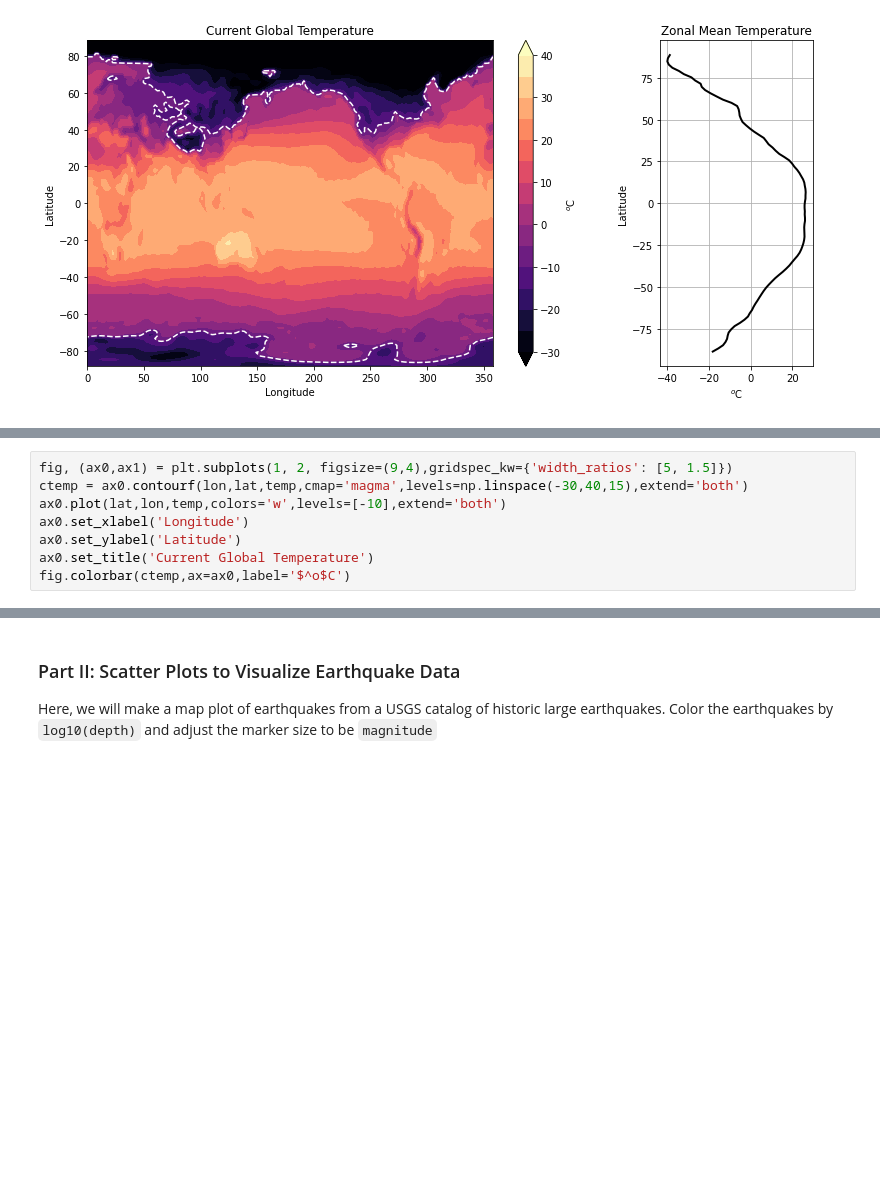
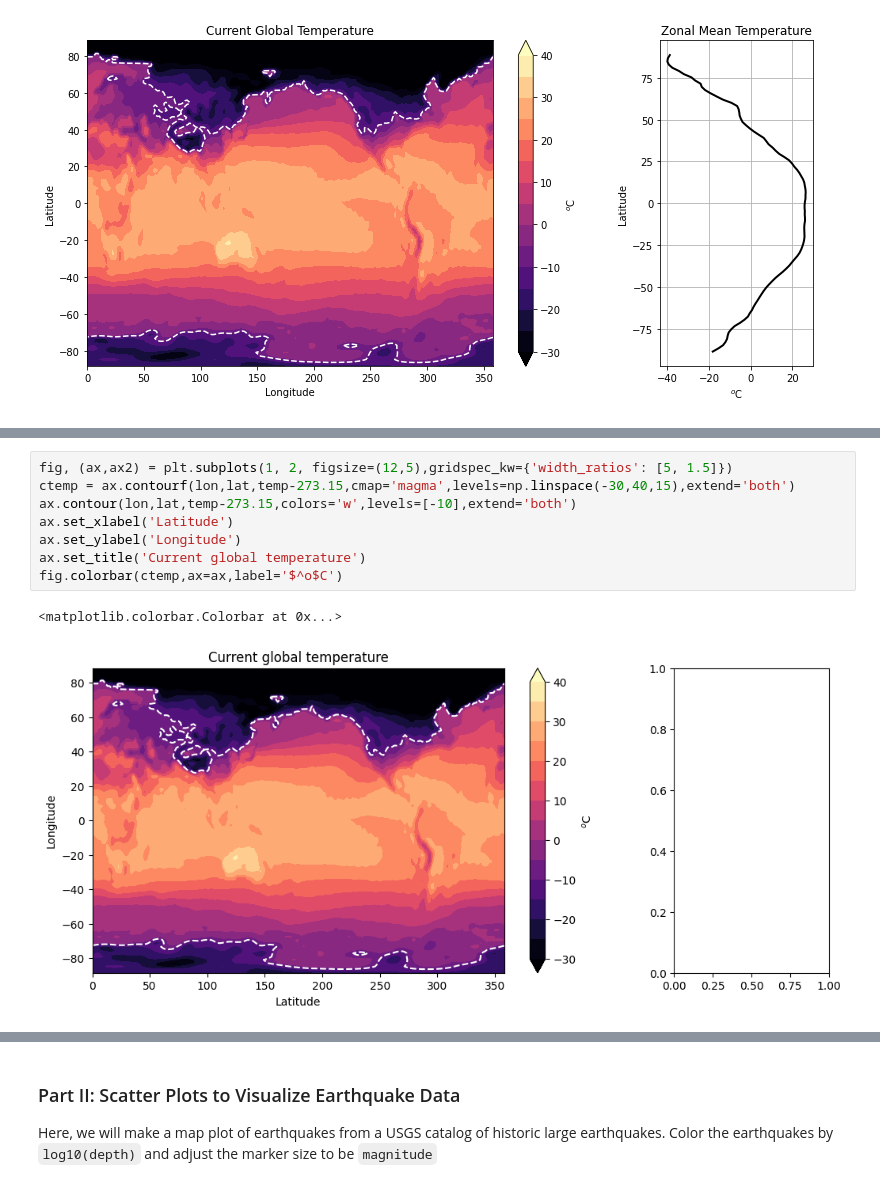
Before and after one commit to MaximilienRoten/2025_Intro_Python, a Jupyter notebook: notebook/W2_S2.ipynb, the cells around one changed output, grey strips where cells are left out. Drawn from its saved outputs; the diff is of its cells as text; blank space fills up the shorter version.

```diff
--- a/notebook/W2_S2.ipynb
+++ b/notebook/W2_S2.ipynb
@@ -90,8 +91,11 @@ ctemp = ax0.contourf(lon,lat,temp,cmap='magma',levels=np.linspace(-30,40,15),ext
 # %%
-fig, (ax0,ax1) = plt.subplots(1, 2, figsize=(9,4),gridspec_kw={'width_ratios': [5, 1.5]})
-ctemp = ax0.contourf(lon,lat,temp,cmap='magma',levels=np.linspace(-30,40,15),extend='both')
-ax0.plot(lat,lon,temp,colors='w',levels=[-10],extend='both')
-ax0.set_xlabel('Longitude')
-ax0.set_ylabel('Latitude')
-ax0.set_title('Current Global Temperature')
-fig.colorbar(ctemp,ax=ax0,label='$^o$C')
+fig, (ax,ax2) = plt.subplots(1, 2, figsize=(12,5),gridspec_kw={'width_ratios': [5, 1.5]})
+ctemp = ax.contourf(lon,lat,temp-273.15,cmap='magma',levels=np.linspace(-30,40,15),extend='both')
+ax.contour(lon,lat,temp-273.15,colors='w',levels=[-10],extend='both')
+ax.set_xlabel('Latitude')
+ax.set_ylabel('Longitude')
+ax.set_title('Current global temperature')
+fig.colorbar(ctemp,ax=ax,label='$^o$C')
+# %% [output]
+<matplotlib.colorbar.Colorbar at 0x...>
+[figure, added]
```
Also changed, not shown: parts of 22 cells of this notebook.
